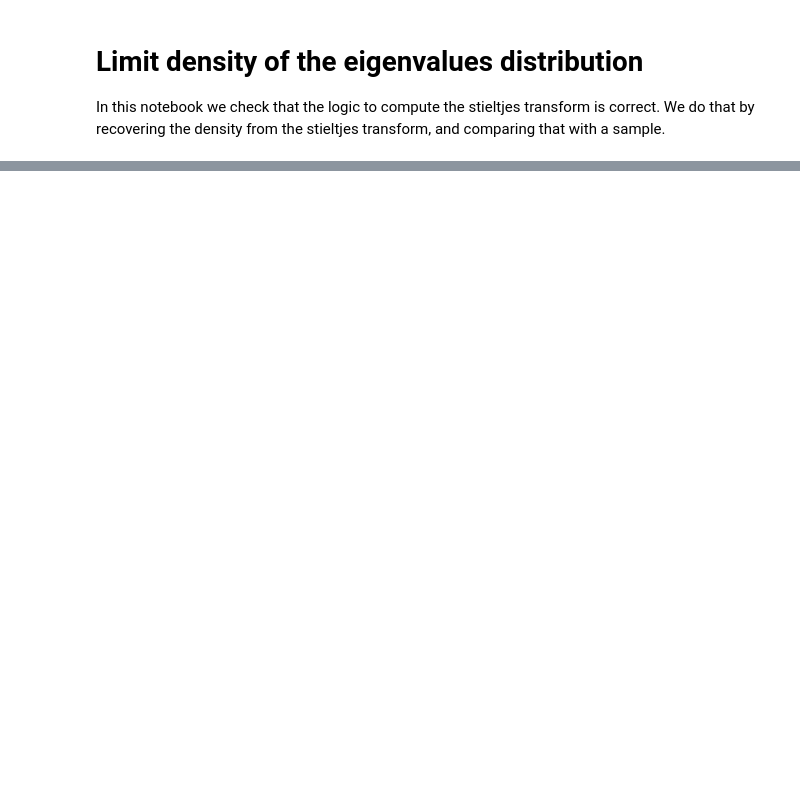
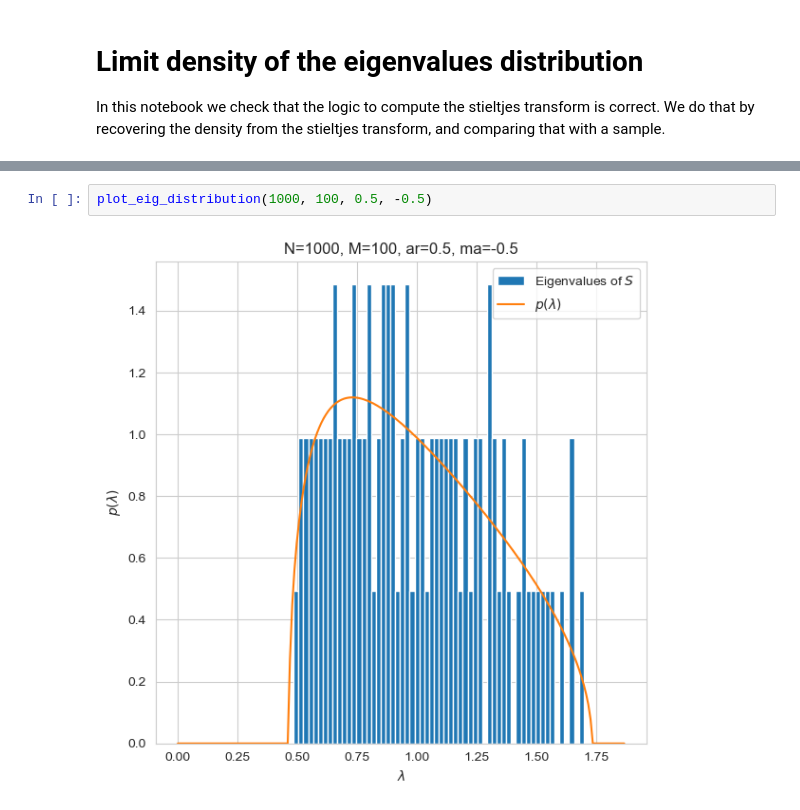
Before and after one commit to alexisrosuel/gpy-test, a Jupyter notebook: notebooks/validation/limit_spectral_density.ipynb, the cells around one changed output, grey strips where cells are left out. Drawn from its saved outputs; the diff is of its cells as text; blank space fills up the shorter version.

```diff
--- a/notebooks/validation/limit_spectral_density.ipynb
+++ b/notebooks/validation/limit_spectral_density.ipynb
@@ -158,0 +88,4 @@ fig.tight_layout()
+# %%
+plot_eig_distribution(1000, 100, 0.5, -0.5)
+# %% [output]
+[figure, added]
```
Also changed, not shown: parts of 6 cells of this notebook, 18 other files.
